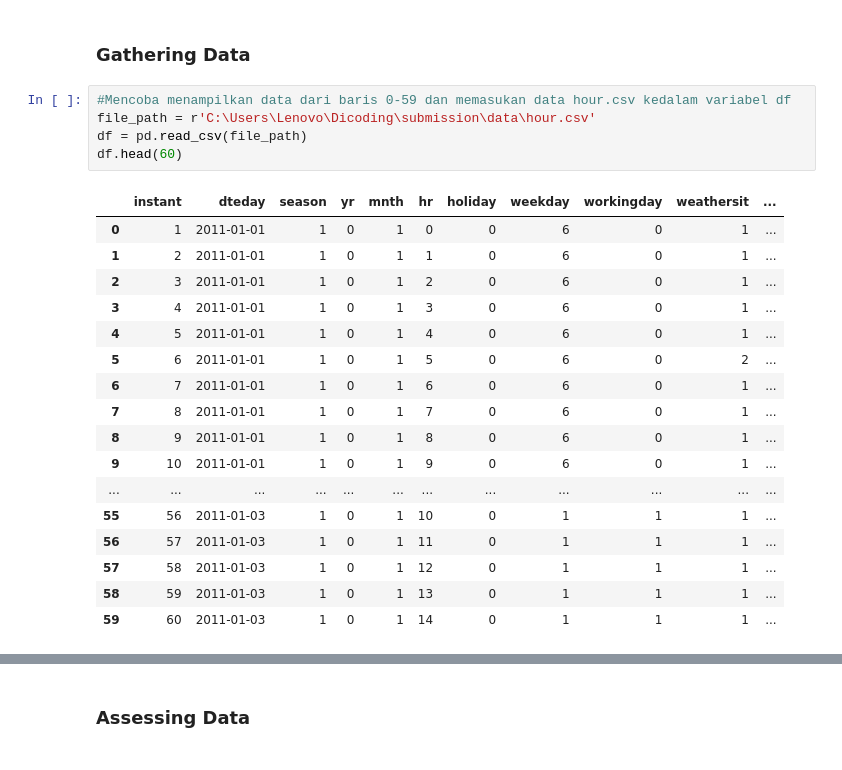
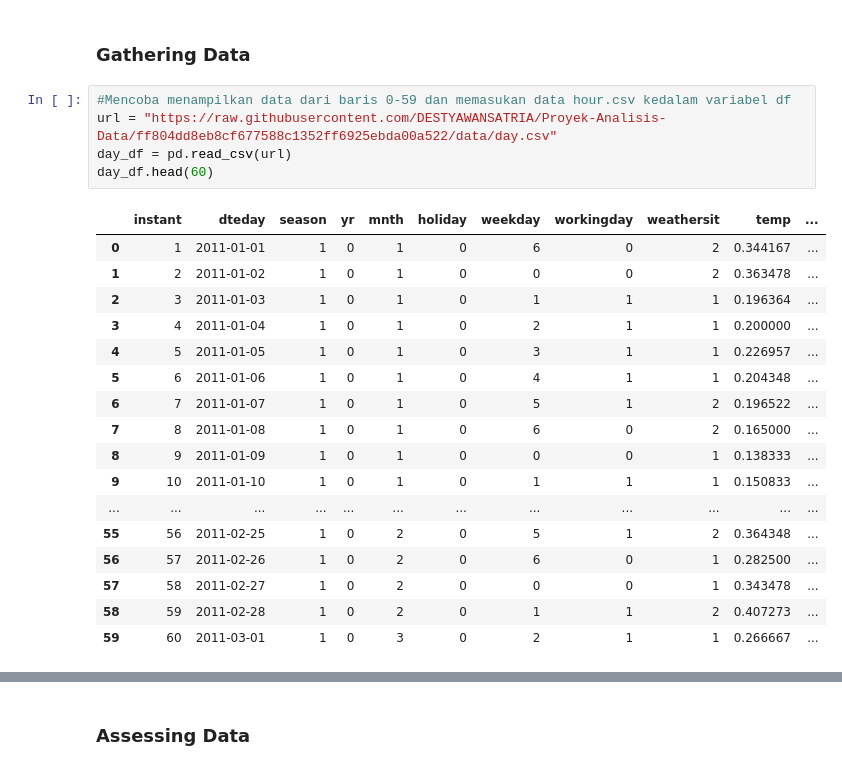
Before and after one commit to DESTYAWANSATRIA/Proyek-Analisis-Data, a Jupyter notebook: notebook.ipynb, the cells around one changed output, grey strips where cells are left out. Saved outputs shown, nothing was run; the diff lists cells and outputs as text.

```diff
--- a/notebook.ipynb
+++ b/notebook.ipynb
@@ -21,24 +20,24 @@ import seaborn as sns
 ### Gathering Data
 # %%
 #Mencoba menampilkan data dari baris 0-59 dan memasukan data hour.csv kedalam variabel df
-file_path = r'C:\Users\Lenovo\Dicoding\submission\data\hour.csv'
-df = pd.read_csv(file_path)
-df.head(60)
+url = "https://raw.githubusercontent.com/DESTYAWANSATRIA/Proyek-Analisis-Data/ff804dd8eb8cf677588c1352ff6925ebda00a522/data/day.csv"
+day_df = pd.read_csv(url)
+day_df.head(60)
 # %% [output]
-|  | instant | dteday | season | yr | mnth | hr | holiday | weekday | workingday | weathersit | ... |
-| 0 | 1 | 2011-01-01 | 1 | 0 | 1 | 0 | 0 | 6 | 0 | 1 | ... |
-| 1 | 2 | 2011-01-01 | 1 | 0 | 1 | 1 | 0 | 6 | 0 | 1 | ... |
-| 2 | 3 | 2011-01-01 | 1 | 0 | 1 | 2 | 0 | 6 | 0 | 1 | ... |
-| 3 | 4 | 2011-01-01 | 1 | 0 | 1 | 3 | 0 | 6 | 0 | 1 | ... |
-| 4 | 5 | 2011-01-01 | 1 | 0 | 1 | 4 | 0 | 6 | 0 | 1 | ... |
-| 5 | 6 | 2011-01-01 | 1 | 0 | 1 | 5 | 0 | 6 | 0 | 2 | ... |
-| 6 | 7 | 2011-01-01 | 1 | 0 | 1 | 6 | 0 | 6 | 0 | 1 | ... |
-| 7 | 8 | 2011-01-01 | 1 | 0 | 1 | 7 | 0 | 6 | 0 | 1 | ... |
-| 8 | 9 | 2011-01-01 | 1 | 0 | 1 | 8 | 0 | 6 | 0 | 1 | ... |
-| 9 | 10 | 2011-01-01 | 1 | 0 | 1 | 9 | 0 | 6 | 0 | 1 | ... |
+|  | instant | dteday | season | yr | mnth | holiday | weekday | workingday | weathersit | temp | ... |
+| 0 | 1 | 2011-01-01 | 1 | 0 | 1 | 0 | 6 | 0 | 2 | 0.344167 | ... |
+| 1 | 2 | 2011-01-02 | 1 | 0 | 1 | 0 | 0 | 0 | 2 | 0.363478 | ... |
+| 2 | 3 | 2011-01-03 | 1 | 0 | 1 | 0 | 1 | 1 | 1 | 0.196364 | ... |
+| 3 | 4 | 2011-01-04 | 1 | 0 | 1 | 0 | 2 | 1 | 1 | 0.200000 | ... |
+| 4 | 5 | 2011-01-05 | 1 | 0 | 1 | 0 | 3 | 1 | 1 | 0.226957 | ... |
+| 5 | 6 | 2011-01-06 | 1 | 0 | 1 | 0 | 4 | 1 | 1 | 0.204348 | ... |
+| 6 | 7 | 2011-01-07 | 1 | 0 | 1 | 0 | 5 | 1 | 2 | 0.196522 | ... |
+| 7 | 8 | 2011-01-08 | 1 | 0 | 1 | 0 | 6 | 0 | 2 | 0.165000 | ... |
+| 8 | 9 | 2011-01-09 | 1 | 0 | 1 | 0 | 0 | 0 | 1 | 0.138333 | ... |
+| 9 | 10 | 2011-01-10 | 1 | 0 | 1 | 0 | 1 | 1 | 1 | 0.150833 | ... |
 | ... | ... | ... | ... | ... | ... | ... | ... | ... | ... | ... | ... |
-| 55 | 56 | 2011-01-03 | 1 | 0 | 1 | 10 | 0 | 1 | 1 | 1 | ... |
-| 56 | 57 | 2011-01-03 | 1 | 0 | 1 | 11 | 0 | 1 | 1 | 1 | ... |
-| 57 | 58 | 2011-01-03 | 1 | 0 | 1 | 12 | 0 | 1 | 1 | 1 | ... |
-| 58 | 59 | 2011-01-03 | 1 | 0 | 1 | 13 | 0 | 1 | 1 | 1 | ... |
-| 59 | 60 | 2011-01-03 | 1 | 0 | 1 | 14 | 0 | 1 | 1 | 1 | ... |
+| 55 | 56 | 2011-02-25 | 1 | 0 | 2 | 0 | 5 | 1 | 2 | 0.364348 | ... |
+| 56 | 57 | 2011-02-26 | 1 | 0 | 2 | 0 | 6 | 0 | 1 | 0.282500 | ... |
+| 57 | 58 | 2011-02-27 | 1 | 0 | 2 | 0 | 0 | 0 | 1 | 0.343478 | ... |
+| 58 | 59 | 2011-02-28 | 1 | 0 | 2 | 0 | 1 | 1 | 2 | 0.407273 | ... |
+| 59 | 60 | 2011-03-01 | 1 | 0 | 3 | 0 | 2 | 1 | 1 | 0.266667 | ... |
```
Also changed, not shown: parts of 33 cells of this notebook.
